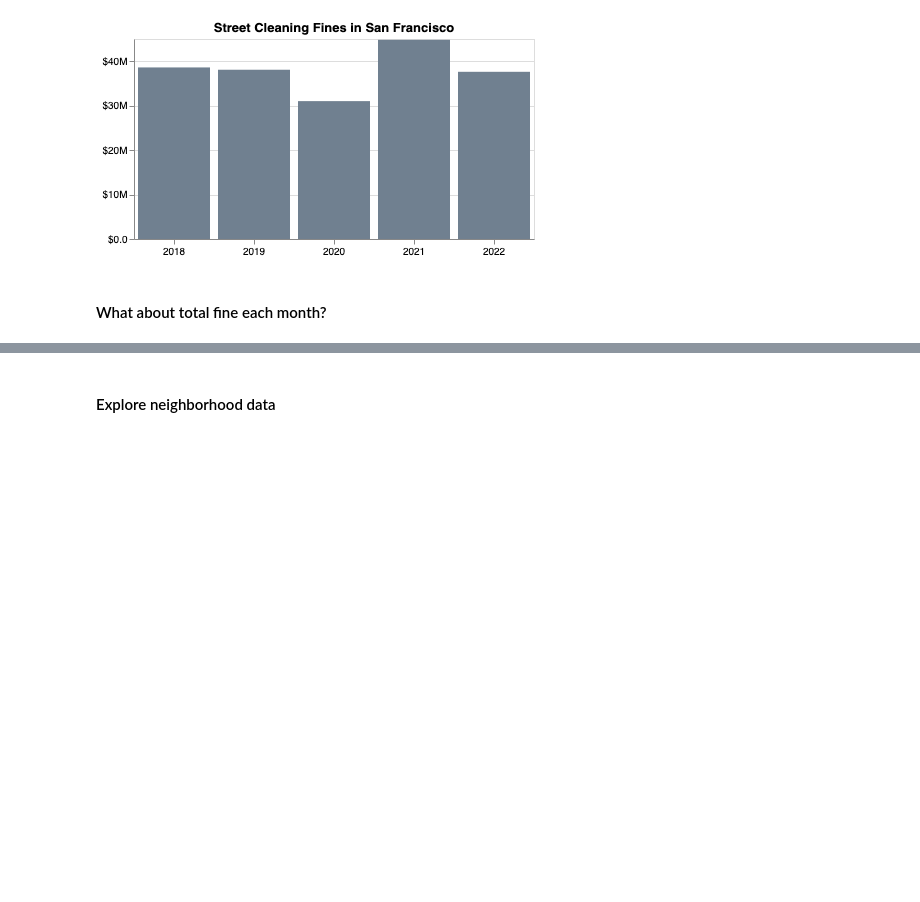
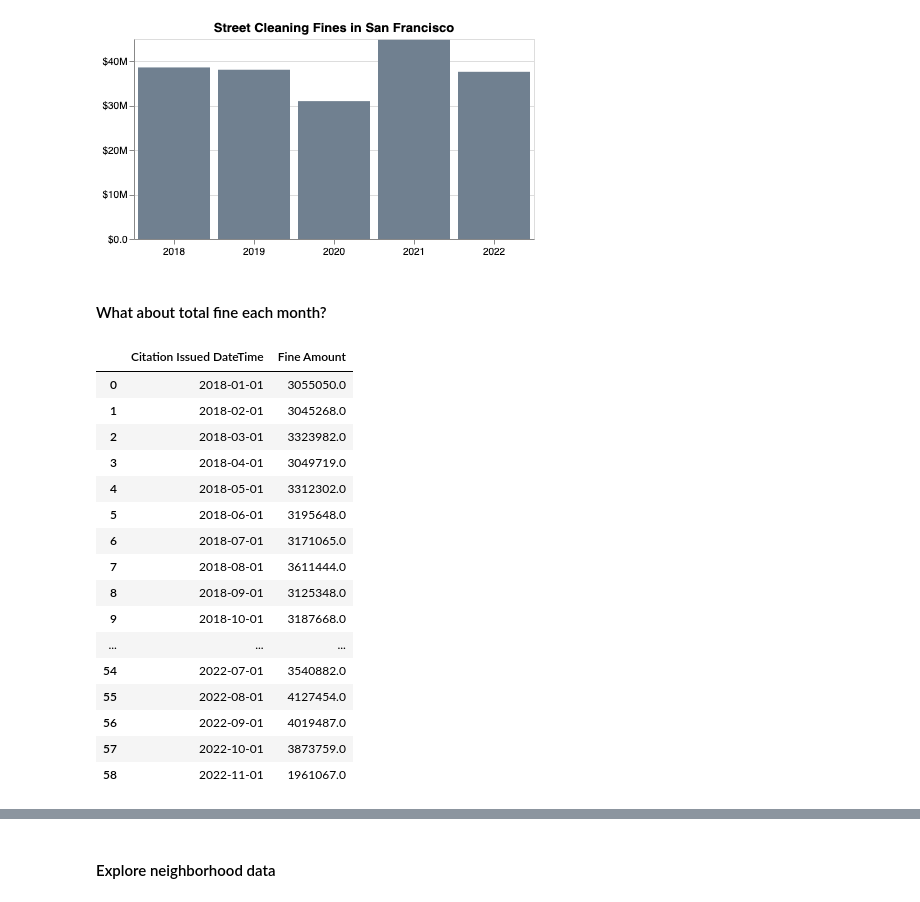
Before and after one commit to jiyuntsai/sf-parking-citation, a Jupyter notebook: 02_st-cleaning-5yr.ipynb, the cells around one changed output, grey strips where cells are left out. Cells and saved outputs as stored; diff of their text form; code cells hidden in the pictures; blank space fills up the shorter version.

```diff
--- a/02_st-cleaning-5yr.ipynb
+++ b/02_st-cleaning-5yr.ipynb
@@ -316,0 +324,20 @@ alt.Chart(
+# %%
+st_cleaning_month_fine
+# %% [output]
+|  | Citation Issued DateTime | Fine Amount |
+| 0 | 2018-01-01 | 3055050.0 |
+| 1 | 2018-02-01 | 3045268.0 |
+| 2 | 2018-03-01 | 3323982.0 |
+| 3 | 2018-04-01 | 3049719.0 |
+| 4 | 2018-05-01 | 3312302.0 |
+| 5 | 2018-06-01 | 3195648.0 |
+| 6 | 2018-07-01 | 3171065.0 |
+| 7 | 2018-08-01 | 3611444.0 |
+| 8 | 2018-09-01 | 3125348.0 |
+| 9 | 2018-10-01 | 3187668.0 |
+| ... | ... | ... |
+| 54 | 2022-07-01 | 3540882.0 |
+| 55 | 2022-08-01 | 4127454.0 |
+| 56 | 2022-09-01 | 4019487.0 |
+| 57 | 2022-10-01 | 3873759.0 |
+| 58 | 2022-11-01 | 1961067.0 |
```
Also changed, not shown: parts of 2 cells of this notebook.
